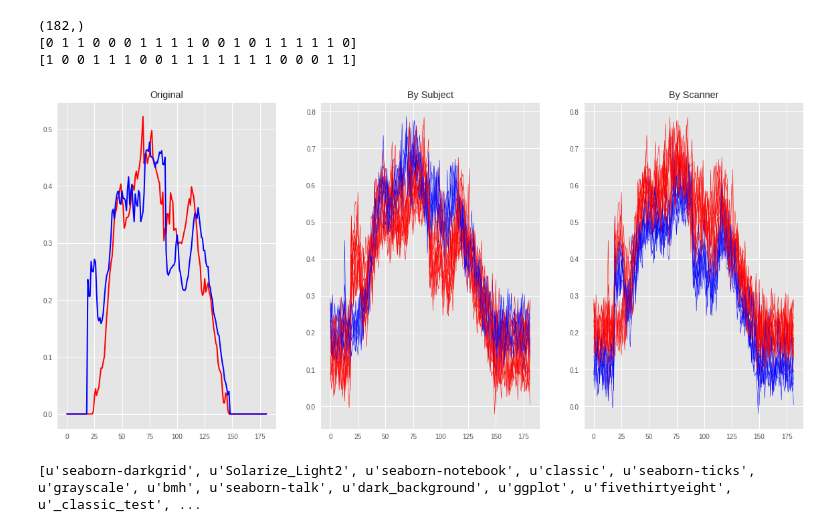
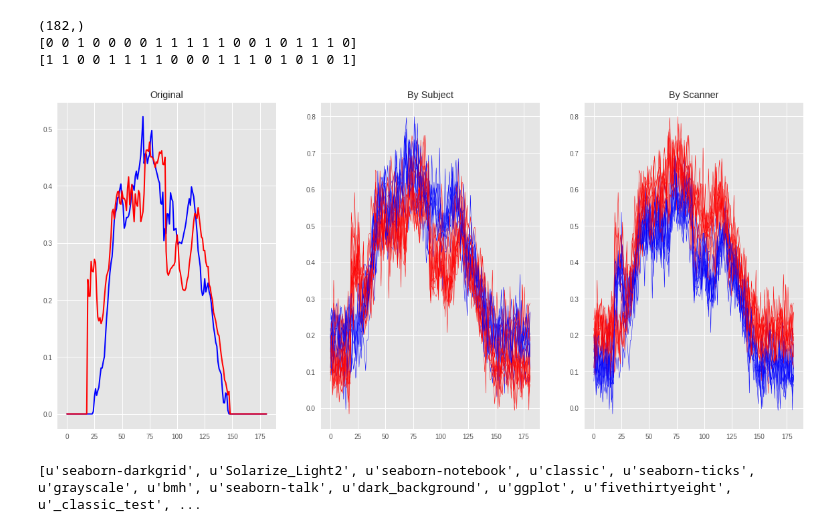
Before and after one commit to rafaceschin/dingo_sim, a Jupyter notebook: dingo_sim.ipynb, the cells around one changed output. Drawn from its saved outputs; the diff is of its cells as text; code cells hidden in the pictures.

```diff
--- a/dingo_sim.ipynb
+++ b/dingo_sim.ipynb
@@ -31,7 +31,7 @@ def generate_noise(tau, size):
 def add_noise(tract_profile, scanner):
     additive = generate_additive(scanner["gamma"], scanner["tau"], tract_profile.shape)
     multiplicative = generate_multiplicative(scanner["lamb"], scanner["theta"], tract_profile.shape)
-    error = generate_noise(scanner["tau"], tract_profile.shape)
+    error = generate_noise(np.std(tract_profile), tract_profile.shape)
 #    print("Additive max: {0}".format(np.max(additive)))
 #    print("Mult max: {0}".format(np.max(multiplicative)))
 #    print("Err max: {0}".format(np.max(error)))
@@ -82,35 +82,48 @@ for idx in np.arange(len(scanner_source)):
     profiles.append(profile)
 # %% [output]
 (182,)
-[0 1 1 0 0 0 1 1 1 1 0 0 1 0 1 1 1 1 1 0]
-[1 0 0 1 1 1 0 0 1 1 1 1 1 1 1 0 0 0 1 1]
+[0 0 1 0 0 0 0 1 1 1 1 1 0 0 1 0 1 1 1 0]
+[1 1 0 0 1 1 1 1 0 0 0 1 1 1 0 1 0 1 0 1]
 # %%
 figsize(20, 9)
 cols = ["blue", "red"]
 
 plt.style.use('ggplot')
 plt.subplot(131)
 X = np.arange(0, profiles[0].shape[0])
-plt.plot(X, subject1, c=cols[subject_source[0]], lw=2)
-plt.plot(X, subject2, c=cols[subject_source[1]], lw=2)
+plt.plot(X, subject1, c=cols[0], lw=2)
+plt.plot(X, subject2, c=cols[1], lw=2)
 plt.title("Original")
 
 plt.subplot(132)
 X = np.arange(0, profiles[0].shape[0])
 for i in range(len(profiles)):
     plt.plot(X, profiles[i], c=cols[subject_source[i]], lw=0.5)
     plt.title("By Subject")
 
 plt.subplot(133)
 X = np.arange(0, profiles[0].shape[0])
 for i in range(len(profiles)):
     plt.plot(X, profiles[i], c=cols[scanner_source[i]], lw=.5)
     plt.title("By Scanner")
 
 plt.savefig("dist.png")
 # %% [output]
-[figure, old version]
+[figure, new version]
-# %%
-print(plt.style.available)
-# %% [output]
-[u'seaborn-darkgrid', u'Solarize_Light2', u'seaborn-notebook', u'classic', u'seaborn-ticks', u'grayscale', u'bmh', u'seaborn-talk', u'dark_background', u'ggplot', u'fivethirtyeight', u'_classic_test', ...
+# %%
+## Estimate distribution
+
+scanner_pars = {"scanner1" : {"gamma": 0.01,
+                        "tau": 0.001,
+                        "lamb": 20,
+                        "theta": 2,
+                        "prob": 0.45}}
+
+#priors
+
+
+
+
+@pm.deterministic
+# %% [output]
+[u'seaborn-darkgrid', u'Solarize_Light2', u'seaborn-notebook', u'classic', u'seaborn-ticks', u'grayscale', u'bmh', u'seaborn-talk', u'dark_background', u'ggplot', u'fivethirtyeight', u'_classic_test', ...
```
